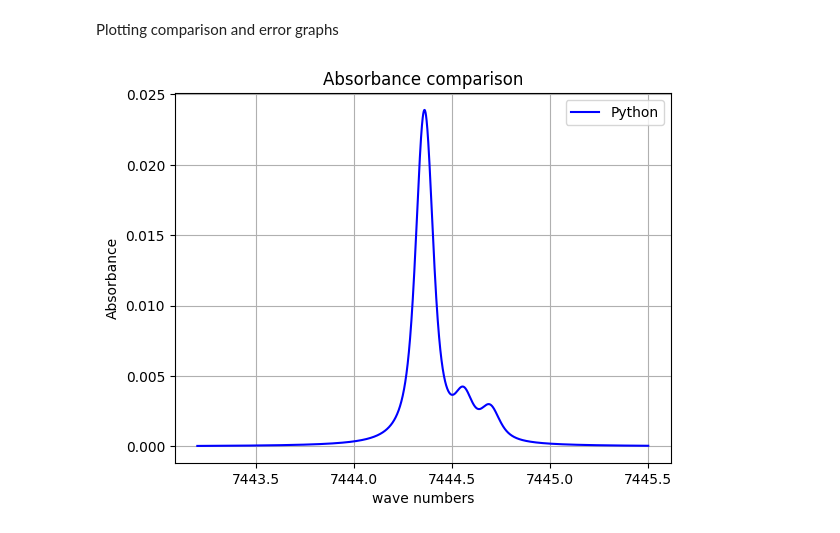
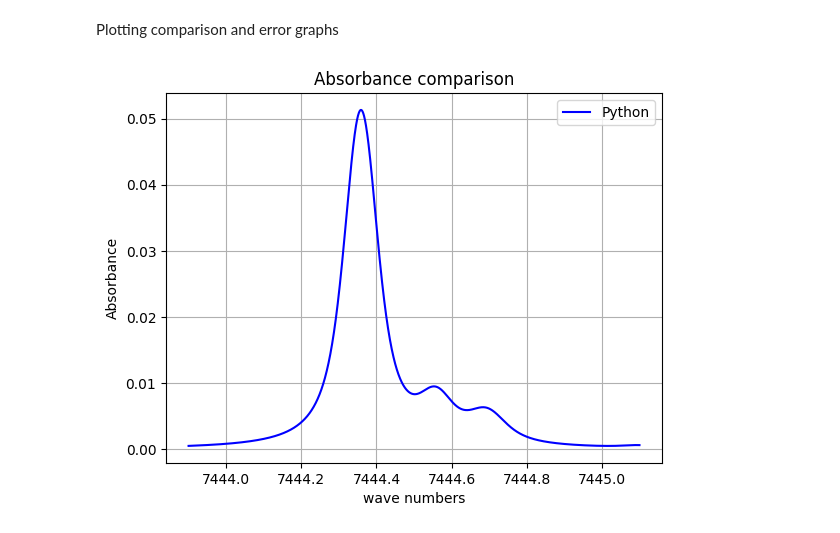
Before and after one commit to CaffineAddic/Flame_dianostics-temperature_profile_estimation_using_ML, a Jupyter notebook: Spectra_gen/TDLAS.ipynb, the cells around one changed output. Saved outputs shown, nothing was run; the diff lists cells and outputs as text; code cells hidden in the pictures.

Commit message:
Parallelization of data is completed

```diff
--- a/Spectra_gen/TDLAS.ipynb
+++ b/Spectra_gen/TDLAS.ipynb
@@ -11,22 +11,22 @@ This section contains the definitions of parameters that are used in the computa
 # %%
 # HITRAN database filename
 
-loc_file = '/home/saumya/Documents/Flame_dianostics-temperature_profile_estimation_using_ML/spec_data/'
+loc_file = '/home/saumya/Documents/Flame_dianostics-temperature_profile_estimation_using_ML/spec_data/data_new/'
 
-HITRAN_filename       = loc_file + "01_7000-7500_HITEMP2010_7444.0-7445.0.par"
+HITRAN_filename       = loc_file + '01_7000-7500_HITEMP2010_7440.0-7450.0.par'
 
 # partition filename
 PART_filename         = "q1.txt"
 
 # minimum and maximum wave numbers in cm^-1
-nu_1_min              = 7443.2
-nu_1_max              = 7445.5
+nu_1_min              = 7443.9
+nu_1_max              = 7445.1
 
 # number of terms between min ans max wave numbers to be considered
 N_nu_range            = 3000
 
 # total radial distance in cm and radial step size
-total_radial_distance = 3.0
+total_radial_distance = 3
 delta_x               = 0.01
 
 # parameters for temperature and mole fraction fields construction-------------
@@ -602,2 +516,2 @@ Abs = imap_unordered_bar(calc_abs, temp_pro)
 # %%
-absorption = calc_abs(1700)
+# absorption = calc_abs([1700, 0.2])
@@ -706,27 +618,27 @@ Plotting comparison and error graphs
 # %%
 # plotting absorbance graph
 plt.figure()
-plt.plot(dat1, Abs[0], '-b', label = "Python")
+plt.plot(dat1, absorption, '-b', label = "Python")
 # plt.plot(fid_mat["wavenumber"], fid_mat["absorbance"], '-r', label = "MATLAB")
 plt.grid()
 plt.legend()
 plt.xlabel("wave numbers")
 plt.ylabel("Absorbance")
 plt.title("Absorbance comparison")
 plt.savefig("absorbance.png", dpi = 150)
 
 # # plotting error percentage between matlab and python
 # plt.figure()
 # plt.plot(fid_ab["wavenumber"],fid_ab["error_percentage"], '-b')
 # plt.grid()
 # plt.xlabel("wave number")
 # plt.ylabel("error percentage")
 # plt.title("Error percentage w.r.t. matlab output")
 # plt.savefig("error.png", dpi = 150)
 
 # plt.show()
 # %% [output]
-[figure, old version]
+[figure, new version]
 # %%
 # plotting absorbance graph
 plt.figure()
```
Also changed, not shown: parts of 18 cells of this notebook, 4 other files.
